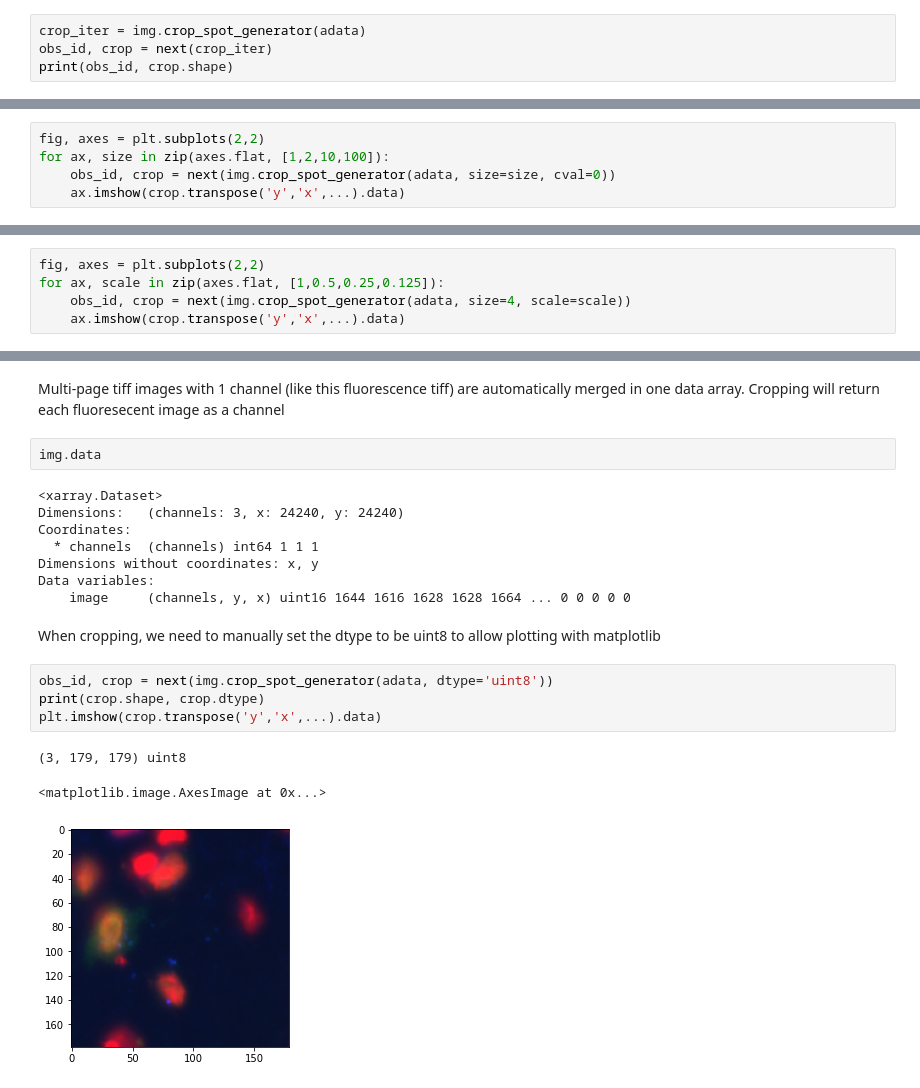
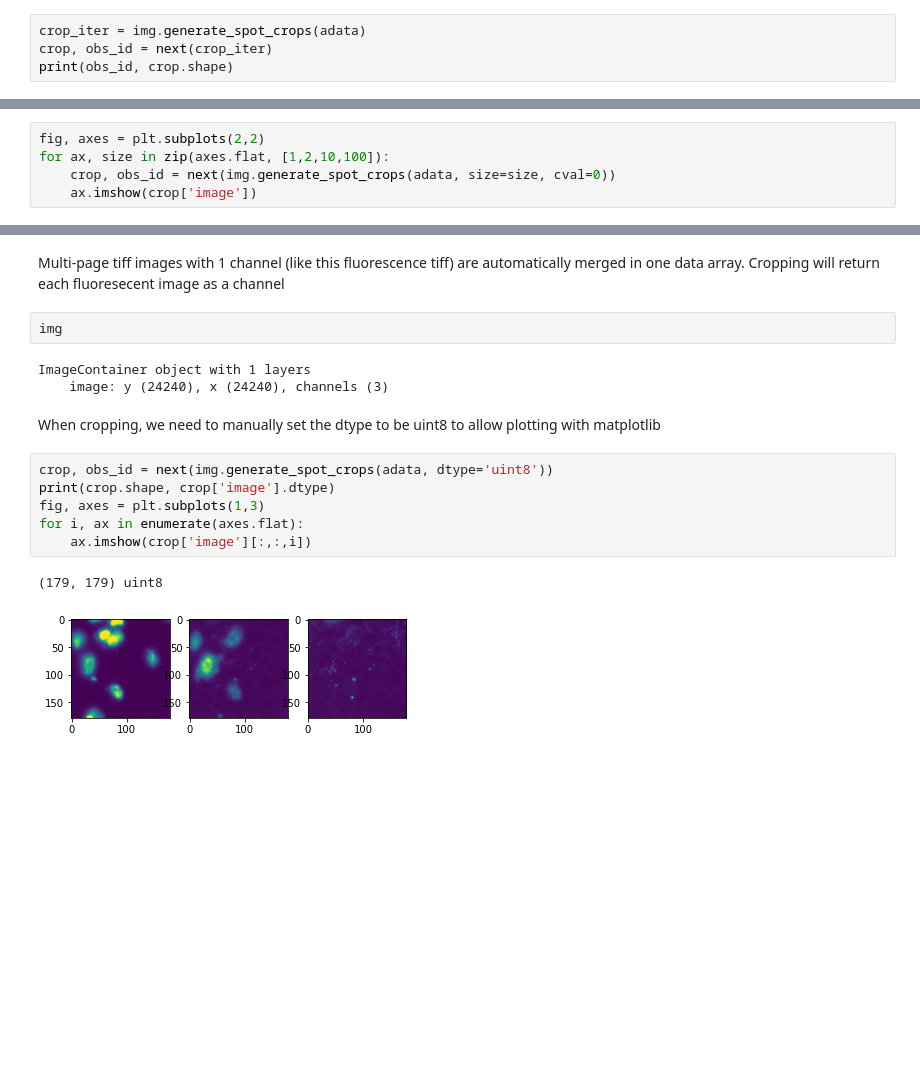
Before and after one commit to scverse/squidpy, a Jupyter notebook: notebooks/tutorial_imagecontainer.ipynb, the cells around one changed output, grey strips where cells are left out. Saved outputs shown, nothing was run; the diff lists cells and outputs as text; blank space fills up the shorter version.

```diff
--- a/notebooks/tutorial_imagecontainer.ipynb
+++ b/notebooks/tutorial_imagecontainer.ipynb
@@ -155,5 +151,5 @@ Per default, the crop has the size of the spot diameter.
 # %%
-crop_iter = img.crop_spot_generator(adata)
-obs_id, crop = next(crop_iter)
+crop_iter = img.generate_spot_crops(adata)
+crop, obs_id = next(crop_iter)
 print(obs_id, crop.shape)
 # %% [output]
@@ -176,7 +214,7 @@ Note that the function will add `cval` (0 by default) when the range is outside
 # %%
 fig, axes = plt.subplots(2,2)
 for ax, size in zip(axes.flat, [1,2,10,100]):
-    obs_id, crop = next(img.crop_spot_generator(adata, size=size, cval=0))
-    ax.imshow(crop.transpose('y','x',...).data)
+    crop, obs_id = next(img.generate_spot_crops(adata, size=size, cval=0))
+    ax.imshow(crop['image'])
 # %% [output]
 [figure]
@@ -186,5 +220,0 @@ We can downscale the extracted crops using the `scale` argument.
-# %%
-fig, axes = plt.subplots(2,2)
-for ax, scale in zip(axes.flat, [1,0.5,0.25,0.125]):
-    obs_id, crop = next(img.crop_spot_generator(adata, size=4, scale=scale))
-    ax.imshow(crop.transpose('y','x',...).data)
@@ -222,22 +267,18 @@ Variable names are not unique. To make them unique, call `.var_names_make_unique
 # %% [markdown]
 Multi-page tiff images with 1 channel (like this fluorescence tiff) are automatically merged in one data array. Cropping will return each fluoresecent image as a channel
 # %%
-img.data
+img
 # %% [output]
-<xarray.Dataset>
-Dimensions:   (channels: 3, x: 24240, y: 24240)
-Coordinates:
-  * channels  (channels) int64 1 1 1
-Dimensions without coordinates: x, y
-Data variables:
-    image     (channels, y, x) uint16 1644 1616 1628 1628 1664 ... 0 0 0 0 0
+ImageContainer object with 1 layers
+    image: y (24240), x (24240), channels (3)
 # %% [markdown]
 When cropping, we need to manually set the dtype to be uint8 to allow plotting with matplotlib
 # %%
-obs_id, crop = next(img.crop_spot_generator(adata, dtype='uint8'))
-print(crop.shape, crop.dtype)
-plt.imshow(crop.transpose('y','x',...).data)
+crop, obs_id = next(img.generate_spot_crops(adata, dtype='uint8'))
+print(crop.shape, crop['image'].dtype)
+fig, axes = plt.subplots(1,3)
+for i, ax in enumerate(axes.flat):
+    ax.imshow(crop['image'][:,:,i])
 # %% [output]
-(3, 179, 179) uint8
+(179, 179) uint8
-<matplotlib.image.AxesImage at 0x...>
-[figure, old version]
+[figure, new version]
```
Also changed, not shown: parts of 35 cells of this notebook, 10 other files.
